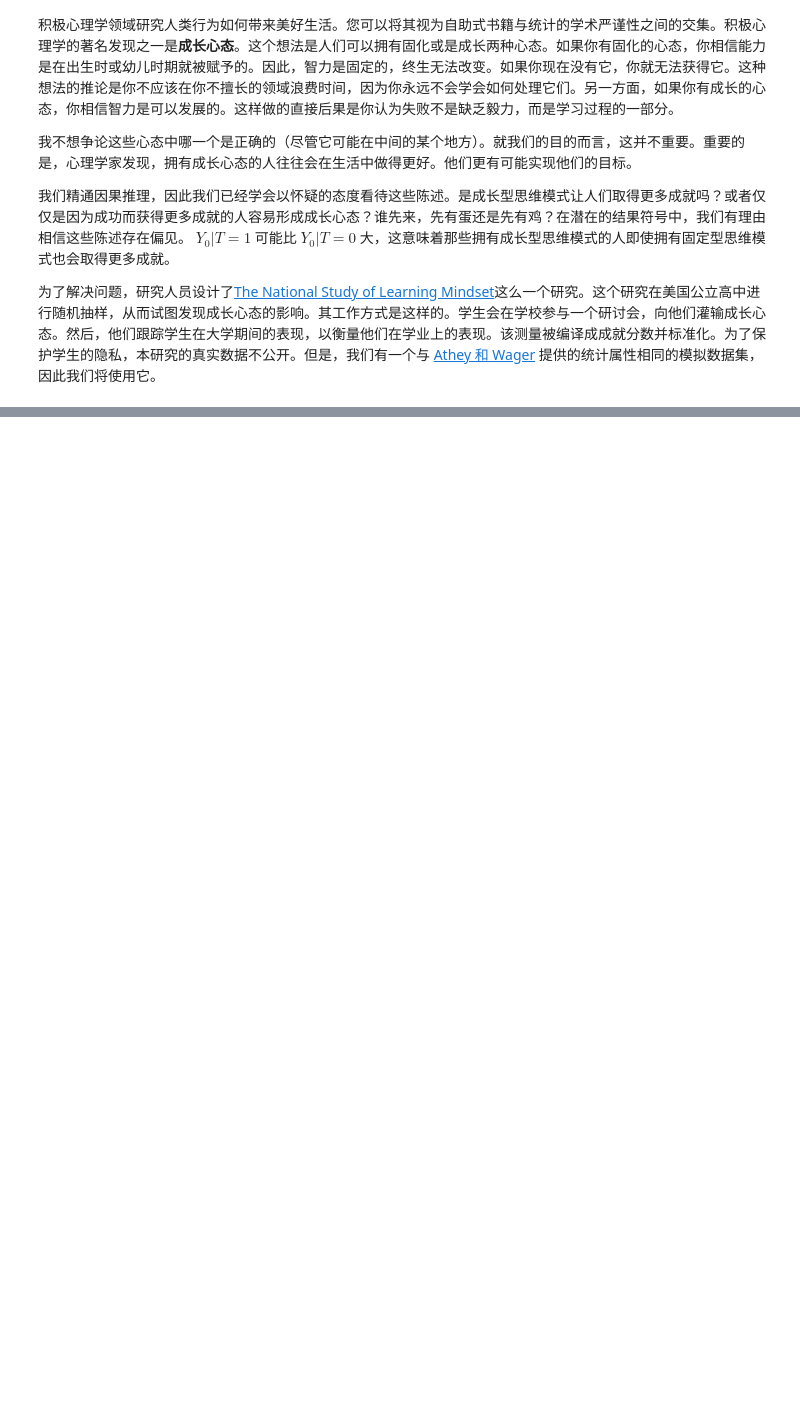
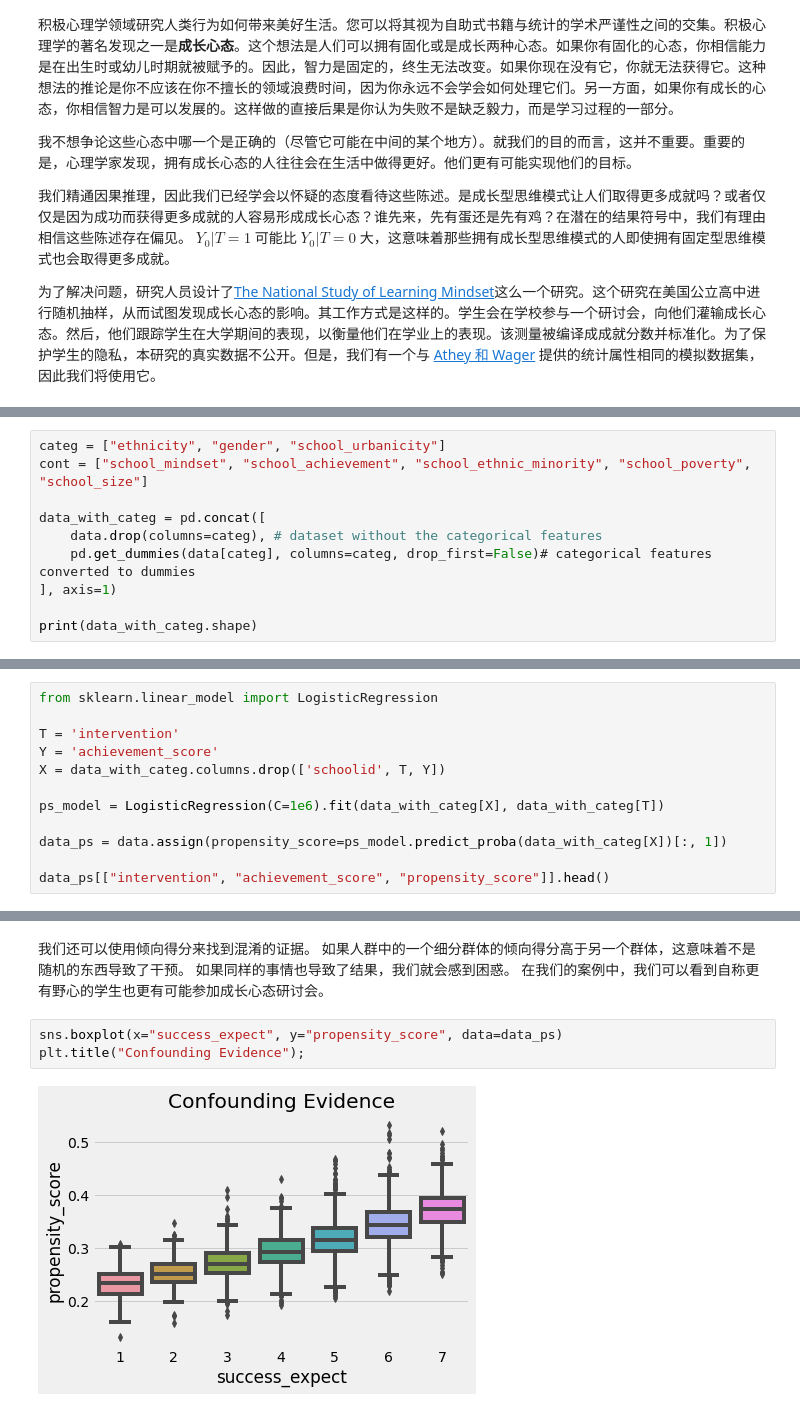
Before and after one commit to xieliaing/CausalInferenceIntro, a Jupyter notebook: chapters/11 第十一章 倾向得分.ipynb, the cells around one changed output, grey strips where cells are left out. Cells and saved outputs as stored; diff of their text form; blank space fills up the shorter version.

```diff
--- a/chapters/11 第十一章 倾向得分.ipynb
+++ b/chapters/11 第十一章 倾向得分.ipynb
@@ -12,0 +174,10 @@
+# %%
+categ = ["ethnicity", "gender", "school_urbanicity"]
+cont = ["school_mindset", "school_achievement", "school_ethnic_minority", "school_poverty", "school_size"]
+
+data_with_categ = pd.concat([
+    data.drop(columns=categ), # dataset without the categorical features
+    pd.get_dummies(data[categ], columns=categ, drop_first=False)# categorical features converted to dummies
+], axis=1)
+
+print(data_with_categ.shape)
@@ -12,0 +188,12 @@
+# %%
+from sklearn.linear_model import LogisticRegression
+
+T = 'intervention'
+Y = 'achievement_score'
+X = data_with_categ.columns.drop(['schoolid', T, Y])
+
+ps_model = LogisticRegression(C=1e6).fit(data_with_categ[X], data_with_categ[T])
+
+data_ps = data.assign(propensity_score=ps_model.predict_proba(data_with_categ[X])[:, 1])
+
+data_ps[["intervention", "achievement_score", "propensity_score"]].head()
@@ -12,0 +219,7 @@
+# %% [markdown]
+我们还可以使用倾向得分来找到混淆的证据。 如果人群中的一个细分群体的倾向得分高于另一个群体，这意味着不是随机的东西导致了干预。 如果同样的事情也导致了结果，我们就会感到困惑。 在我们的案例中，我们可以看到自称更有野心的学生也更有可能参加成长心态研讨会。
+# %%
+sns.boxplot(x="success_expect", y="propensity_score", data=data_ps)
+plt.title("Confounding Evidence");
+# %% [output]
+[figure, added]
```
Also changed, not shown: parts of 39 cells of this notebook.
